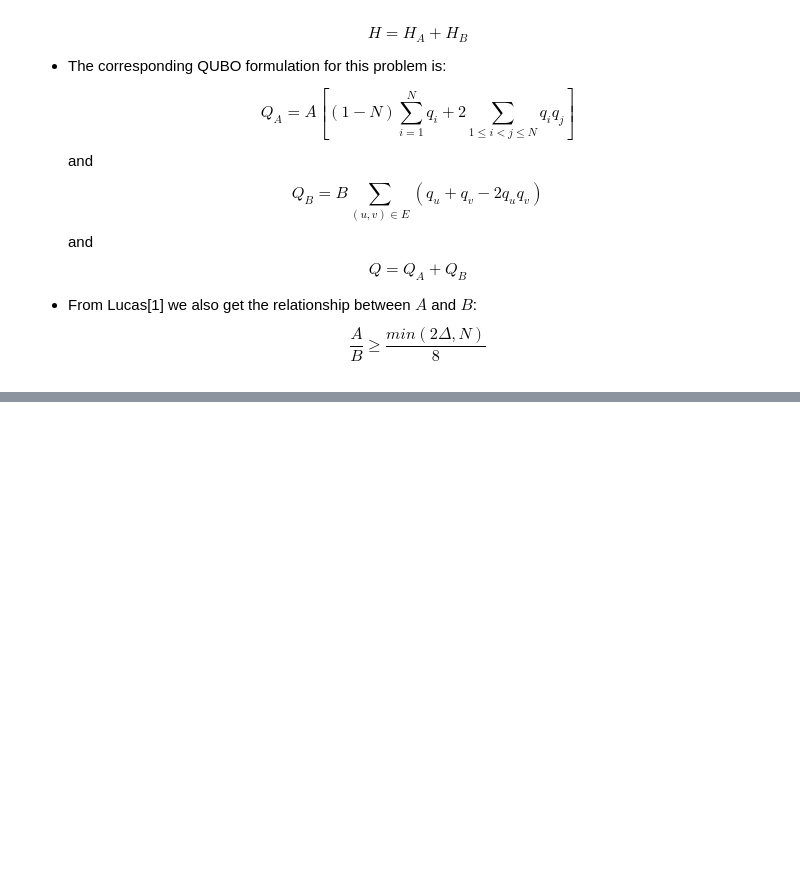
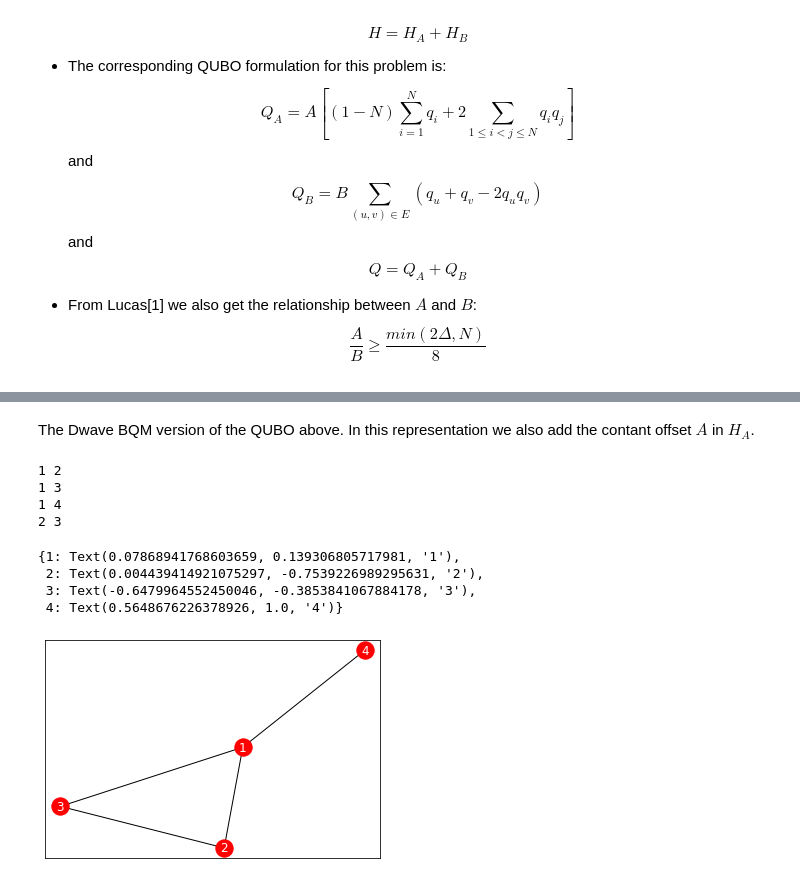
Before and after one commit to SatyaKuppam/QUBOs-and-Ising-models, a Jupyter notebook: partitioning.ipynb, the cells around one changed output, grey strips where cells are left out. Cells and saved outputs as stored; diff of their text form; code cells hidden in the pictures; blank space fills up the shorter version.

```diff
--- a/partitioning.ipynb
+++ b/partitioning.ipynb
@@ -244,0 +408,2 @@ plt.show() # display
+# %% [markdown]
+The Dwave BQM version of the QUBO above. In this representation we also add the contant offset $A$ in $H_A$.
@@ -244,0 +480,22 @@ plt.show() # display
+# %%
+## Define the graph
+G_three = nx.Graph()
+G_three.add_edges_from([(1,2),(1,3),(1,4), (2,3)])
+pos = nx.spring_layout(G_three)
+
+for u,v in G_three.edges():
+  print(u,v)
+
+nx.draw_networkx_nodes(G_three, node_list=G_three.nodes(), pos=pos, node_color='r')
+nx.draw_networkx_edges(G_three, pos)
+nx.draw_networkx_labels(G_three, pos, font_color='w', font_size=12)
+# %% [output]
+1 2
+1 3
+1 4
+2 3
+{1: Text(0.07868941768603659, 0.139306805717981, '1'),
+ 2: Text(0.004439414921075297, -0.7539226989295631, '2'),
+ 3: Text(-0.6479964552450046, -0.3853841067884178, '3'),
+ 4: Text(0.5648676226378926, 1.0, '4')}
+[figure, added]
```
Also changed, not shown: parts of 28 cells of this notebook.
